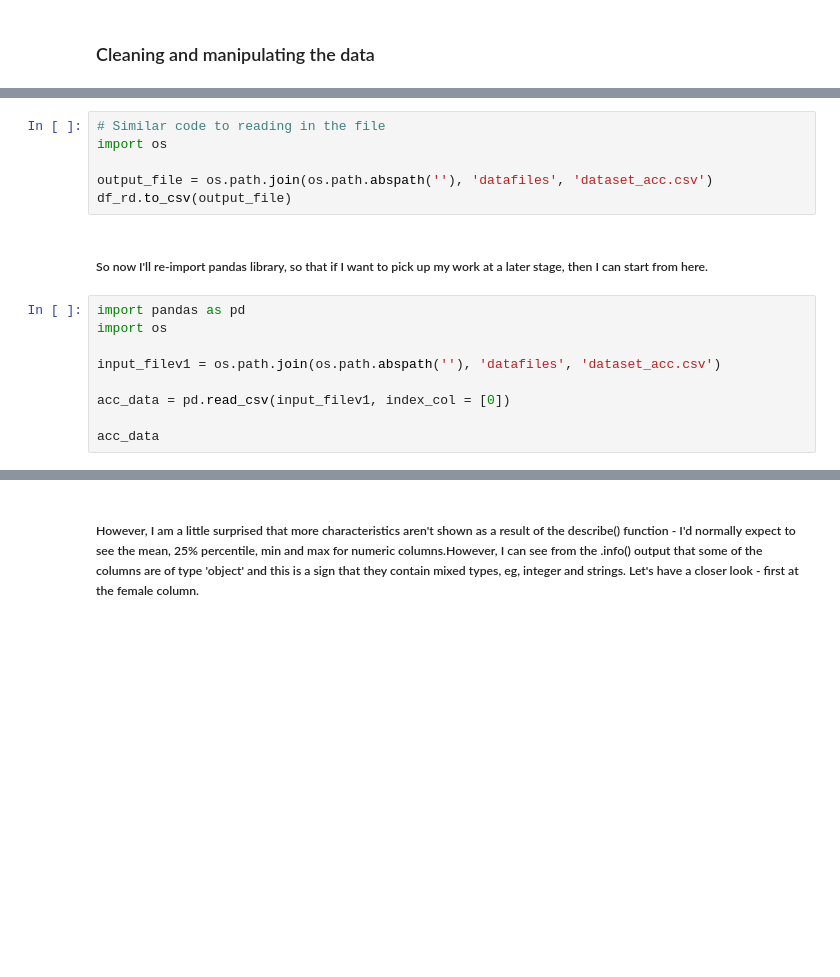
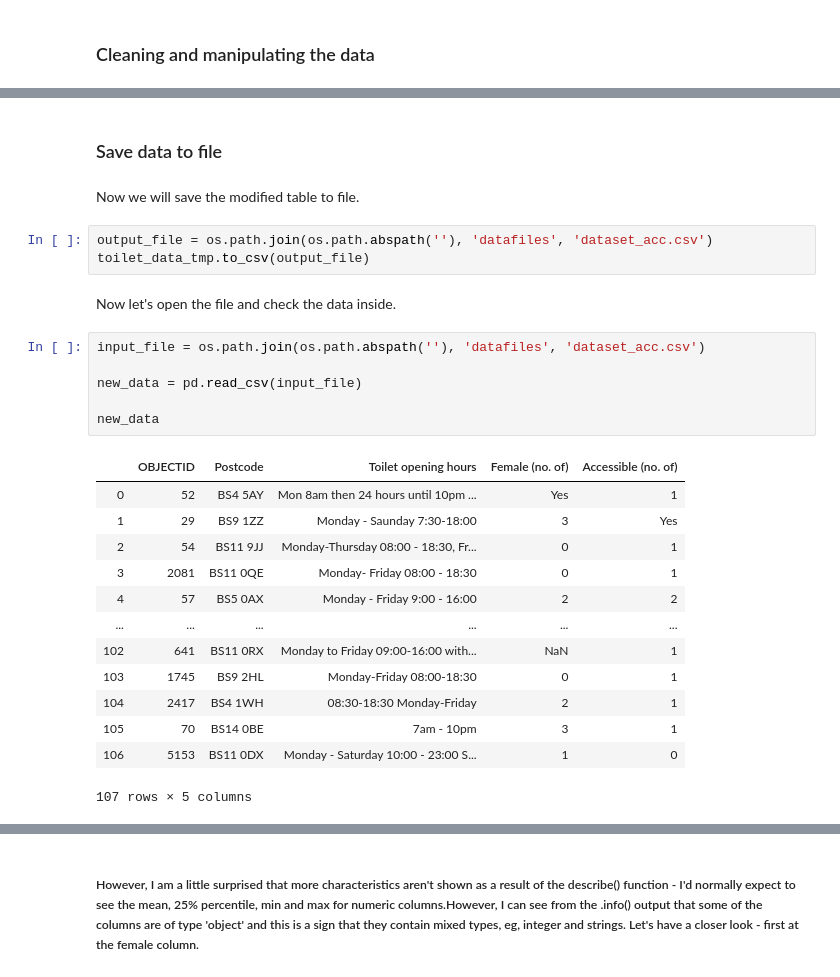
Before and after one commit to CodeHubOrg/python_workshops, a Jupyter notebook: week_5/tutorial_week5.ipynb, the cells around one changed output, grey strips where cells are left out. Saved outputs shown, nothing was run; the diff lists cells and outputs as text; blank space fills up the shorter version.

```diff
--- a/week_5/tutorial_week5.ipynb
+++ b/week_5/tutorial_week5.ipynb
@@ -205,17 +301,29 @@ df_rd
+# %% [markdown]
+### Save data to file
+# %% [markdown]
+Now we will save the modified table to file.
 # %%
-# Similar code to reading in the file
-import os
-
 output_file = os.path.join(os.path.abspath(''), 'datafiles', 'dataset_acc.csv')
-df_rd.to_csv(output_file)
+toilet_data_tmp.to_csv(output_file)
-# %% [markdown]
-##### So now I'll re-import pandas library, so that if I want to pick up my work at a later stage, then I can start from here.
+# %% [markdown]
+Now let's open the file and check the data inside.
 # %%
-import pandas as pd
-import os
+input_file = os.path.join(os.path.abspath(''), 'datafiles', 'dataset_acc.csv')
 
-input_filev1 = os.path.join(os.path.abspath(''), 'datafiles', 'dataset_acc.csv')
+new_data = pd.read_csv(input_file)
 
-acc_data = pd.read_csv(input_filev1, index_col = [0])
-
-acc_data
+new_data
+# %% [output]
+|  | OBJECTID | Postcode | Toilet opening hours | Female (no. of) | Accessible (no. of) |
+| 0 | 52 | BS4 5AY | Mon 8am then 24 hours until 10pm ... | Yes | 1 |
+| 1 | 29 | BS9 1ZZ | Monday - Saunday 7:30-18:00 | 3 | Yes |
+| 2 | 54 | BS11 9JJ | Monday-Thursday 08:00 - 18:30, Fr... | 0 | 1 |
+| 3 | 2081 | BS11 0QE | Monday- Friday 08:00 - 18:30 | 0 | 1 |
+| 4 | 57 | BS5 0AX | Monday - Friday 9:00 - 16:00 | 2 | 2 |
+| ... | ... | ... | ... | ... | ... |
+| 102 | 641 | BS11 0RX | Monday to Friday 09:00-16:00 with... | NaN | 1 |
+| 103 | 1745 | BS9 2HL | Monday-Friday 08:00-18:30 | 0 | 1 |
+| 104 | 2417 | BS4 1WH | 08:30-18:30 Monday-Friday | 2 | 1 |
+| 105 | 70 | BS14 0BE | 7am - 10pm | 3 | 1 |
+| 106 | 5153 | BS11 0DX | Monday - Saturday 10:00 - 23:00 S... | 1 | 0 |
+107 rows × 5 columns
```
Also changed, not shown: parts of 30 cells of this notebook.
